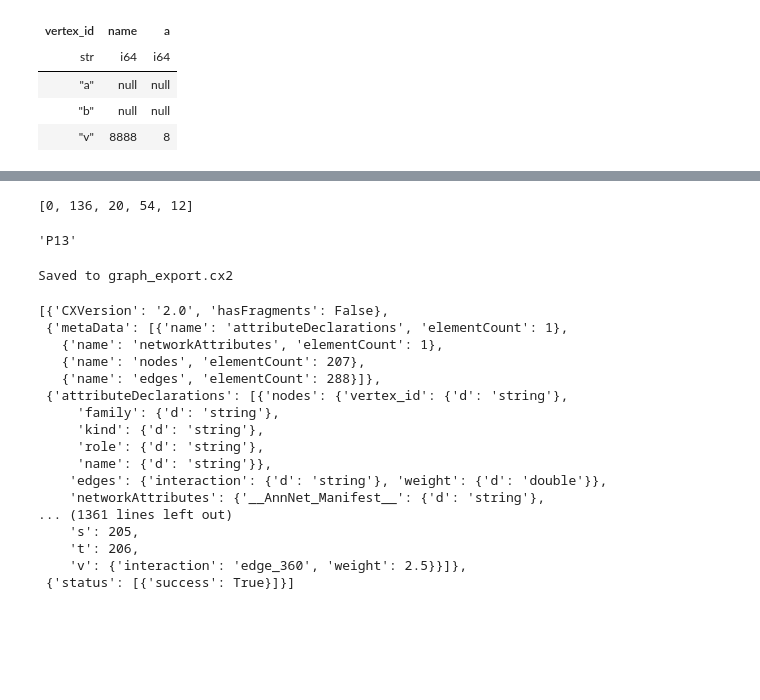
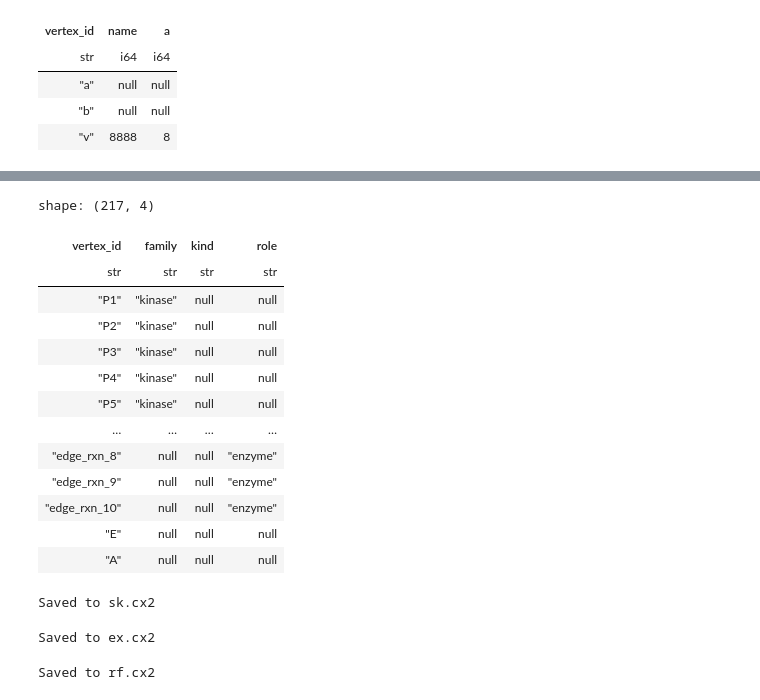
Before and after one commit to saezlab/annnet, a Jupyter notebook: docs/testing_new_updates.ipynb, the cells around one changed output, grey strips where cells are left out. Drawn from its saved outputs; the diff is of its cells as text; code cells hidden in the pictures; blank space fills up the shorter version.

```diff
--- a/docs/testing_new_updates.ipynb
+++ b/docs/testing_new_updates.ipynb
@@ -659,12 +612,21 @@ from annnet.core.graph import Graph
 from annnet.io import io_annnet as ia
 # %%
 G = ia.read("ppi.annnet")
-# %%
-G.nx.shortest_path(G, "P1", "P13")
-# %% [output]
-[0, 136, 20, 54, 12]
-# %%
-G.idx.row_to_entity(12)
-# %% [output]
-'P13'
+# %%
+G.vertex_attributes
+# %% [output]
+shape: (217, 4)
+| vertex_id | family | kind | role |
+| str | str | str | str |
+| "P1" | "kinase" | null | null |
+| "P2" | "kinase" | null | null |
+| "P3" | "kinase" | null | null |
+| "P4" | "kinase" | null | null |
+| "P5" | "kinase" | null | null |
+| … | … | … | … |
+| "edge_rxn_8" | null | null | "enzyme" |
+| "edge_rxn_9" | null | null | "enzyme" |
+| "edge_rxn_10" | null | null | "enzyme" |
+| "E" | null | null | null |
+| "A" | null | null | null |
 # %%
@@ -675,31 +639,35 @@ cxG = cx.to_cx2(G)
 import json
 
 # Assuming 'cx2_data' is the variable holding your list of dictionaries
-output_file = "graph_export.cx2"
+output_file = "sk.cx2"
 
 with open(output_file, "w") as f:
-    json.dump(cxG, f)
+    json.dump(sk, f)
 
 print(f"Saved to {output_file}")
 # %% [output]
-Saved to graph_export.cx2
+Saved to sk.cx2
-# %%
-cxG
-# %% [output]
-[{'CXVersion': '2.0', 'hasFragments': False},
- {'metaData': [{'name': 'attributeDeclarations', 'elementCount': 1},
-   {'name': 'networkAttributes', 'elementCount': 1},
-   {'name': 'nodes', 'elementCount': 207},
-   {'name': 'edges', 'elementCount': 288}]},
- {'attributeDeclarations': [{'nodes': {'vertex_id': {'d': 'string'},
-     'family': {'d': 'string'},
-     'kind': {'d': 'string'},
-     'role': {'d': 'string'},
-     'name': {'d': 'string'}},
-    'edges': {'interaction': {'d': 'string'}, 'weight': {'d': 'double'}},
-    'networkAttributes': {'__AnnNet_Manifest__': {'d': 'string'},
-... (1361 lines left out)
-    's': 205,
-    't': 206,
-    'v': {'interaction': 'edge_360', 'weight': 2.5}}]},
- {'status': [{'success': True}]}]
+# %%
+import json
+
+# Assuming 'cx2_data' is the variable holding your list of dictionaries
+output_file = "ex.cx2"
+
+with open(output_file, "w") as f:
+    json.dump(ex, f)
+
+print(f"Saved to {output_file}")
+# %% [output]
+Saved to ex.cx2
+# %%
+import json
+
+# Assuming 'cx2_data' is the variable holding your list of dictionaries
+output_file = "rf.cx2"
+
+with open(output_file, "w") as f:
+    json.dump(rf, f)
+
+print(f"Saved to {output_file}")
+# %% [output]
+Saved to rf.cx2
```
Also changed, not shown: parts of 23 cells of this notebook, 1 other file.
